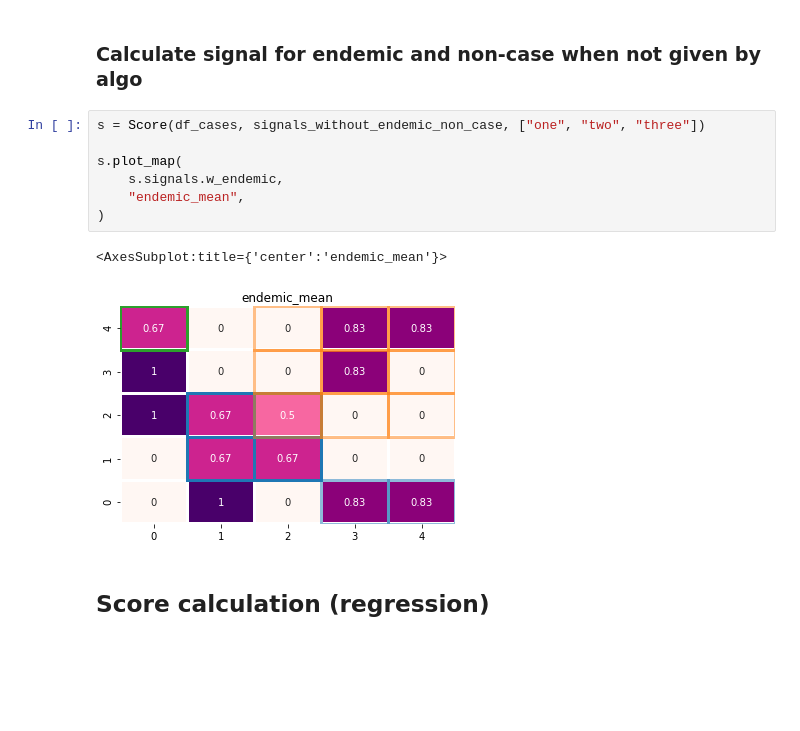
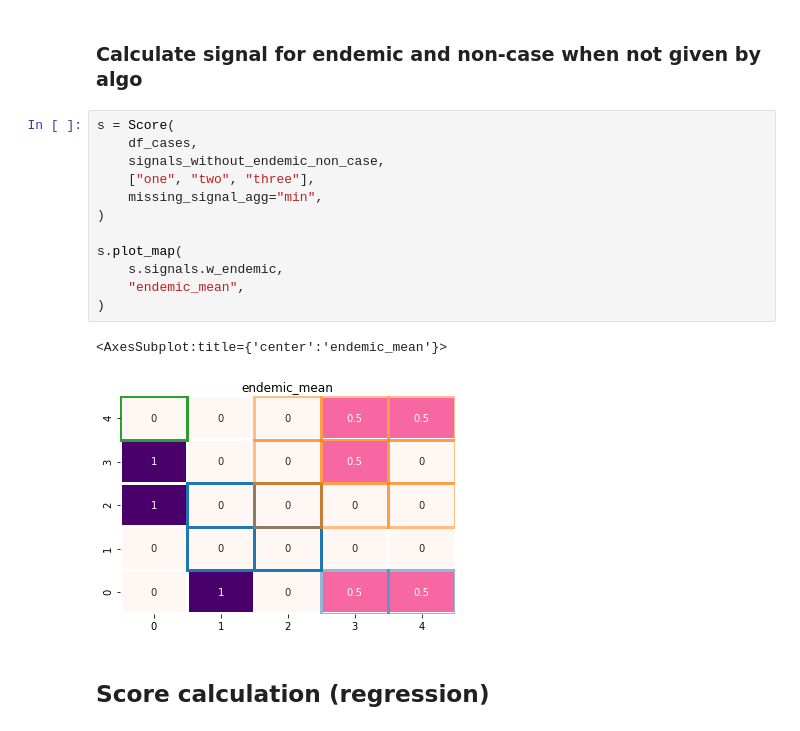
Before and after one commit to aauss/epi-quark, a Jupyter notebook: lean_score_OO.ipynb, the cells around one changed output. Saved outputs shown, nothing was run; the diff lists cells and outputs as text; blank space fills up the shorter version.

```diff
--- a/lean_score_OO.ipynb
+++ b/lean_score_OO.ipynb
@@ -282,15 +118,20 @@ signals_without_endemic_non_case.head()
 # %% [markdown]
 ### Calculate signal for endemic and non-case when not given by algo
 # %%
-s = Score(df_cases, signals_without_endemic_non_case, ["one", "two", "three"])
+s = Score(
+    df_cases,
+    signals_without_endemic_non_case,
+    ["one", "two", "three"],
+    missing_signal_agg="min",
+)
 
 s.plot_map(
     s.signals.w_endemic,
     "endemic_mean",
 )
 # %% [output]
 <AxesSubplot:title={'center':'endemic_mean'}>
-[figure, old version]
+[figure, new version]
 # %% [markdown]
 ## Score calculation (regression)
 # %%
```
Also changed, not shown: parts of 69 cells of this notebook, 4 other files.
